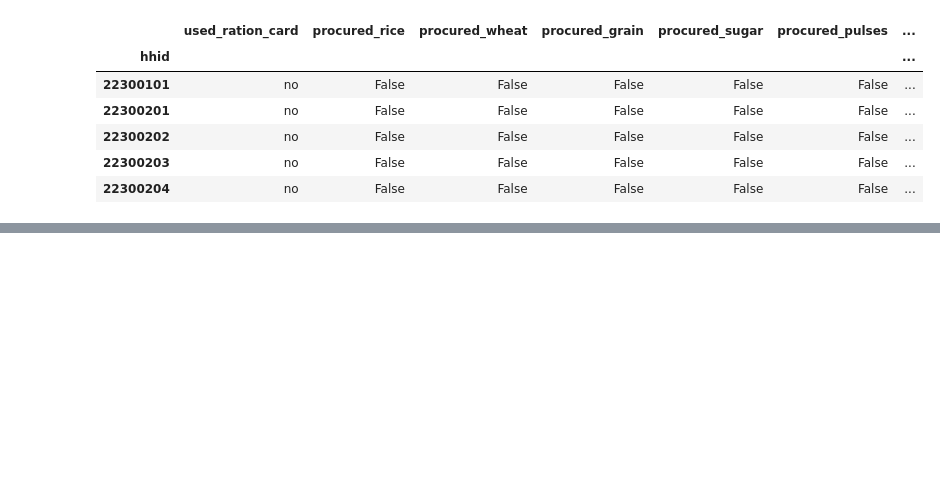
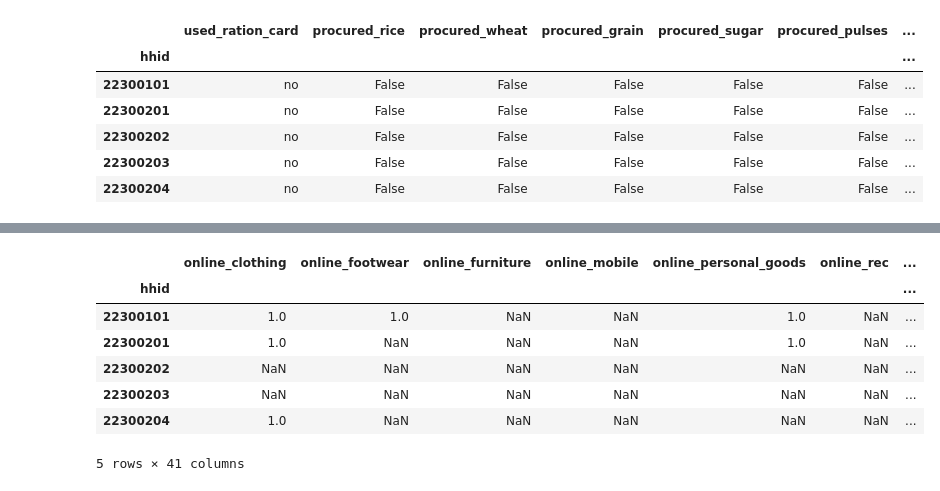
Before and after one commit to jaidevd/beingbayesian, a Jupyter notebook: 06-public-welfare/hh-welfare.ipynb, the cells around one changed output, grey strips where cells are left out. Saved outputs shown, nothing was run; the diff lists cells and outputs as text; code cells hidden in the pictures; blank space fills up the shorter version.

```diff
--- a/06-public-welfare/hh-welfare.ipynb
+++ b/06-public-welfare/hh-welfare.ipynb
@@ -40,0 +88,12 @@ sec41.head()
+# %%
+sec43 = pd.read_parquet('../../hces-2023-24/data/sec-4.3-DGQ.parquet')
+sec43.head()
+# %% [output]
+|  | online_clothing | online_footwear | online_furniture | online_mobile | online_personal_goods | online_rec | ... |
+| hhid |  |  |  |  |  |  | ... |
+| 22300101 | 1.0 | 1.0 | NaN | NaN | 1.0 | NaN | ... |
+| 22300201 | 1.0 | NaN | NaN | NaN | 1.0 | NaN | ... |
+| 22300202 | NaN | NaN | NaN | NaN | NaN | NaN | ... |
+| 22300203 | NaN | NaN | NaN | NaN | NaN | NaN | ... |
+| 22300204 | 1.0 | NaN | NaN | NaN | NaN | NaN | ... |
+5 rows × 41 columns
```
Also changed, not shown: parts of 23 cells of this notebook, 2 other files.
